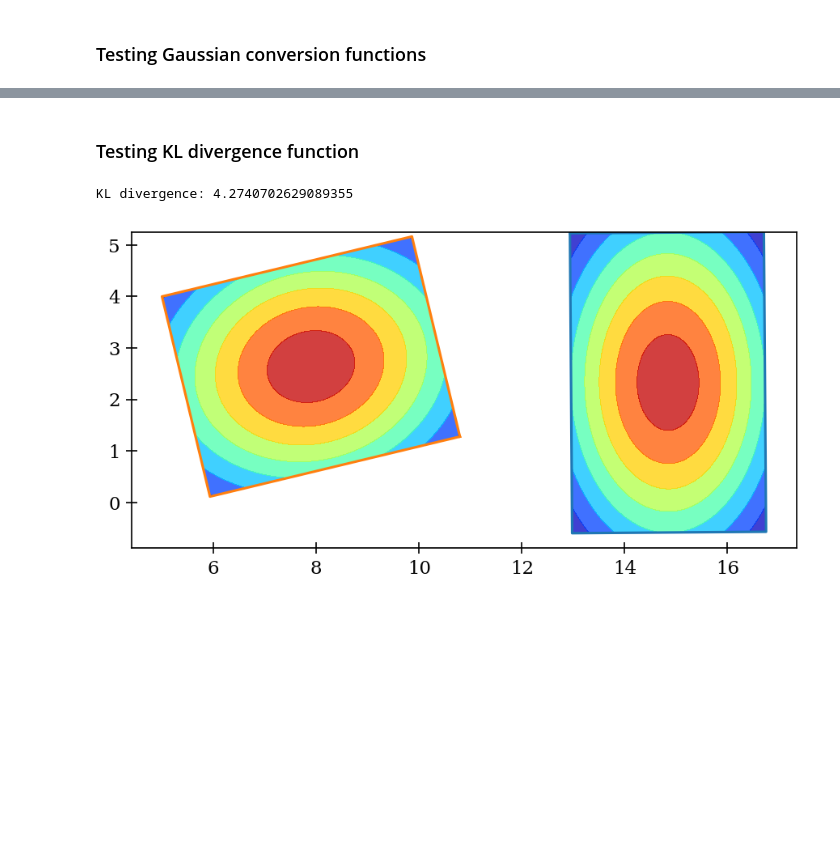
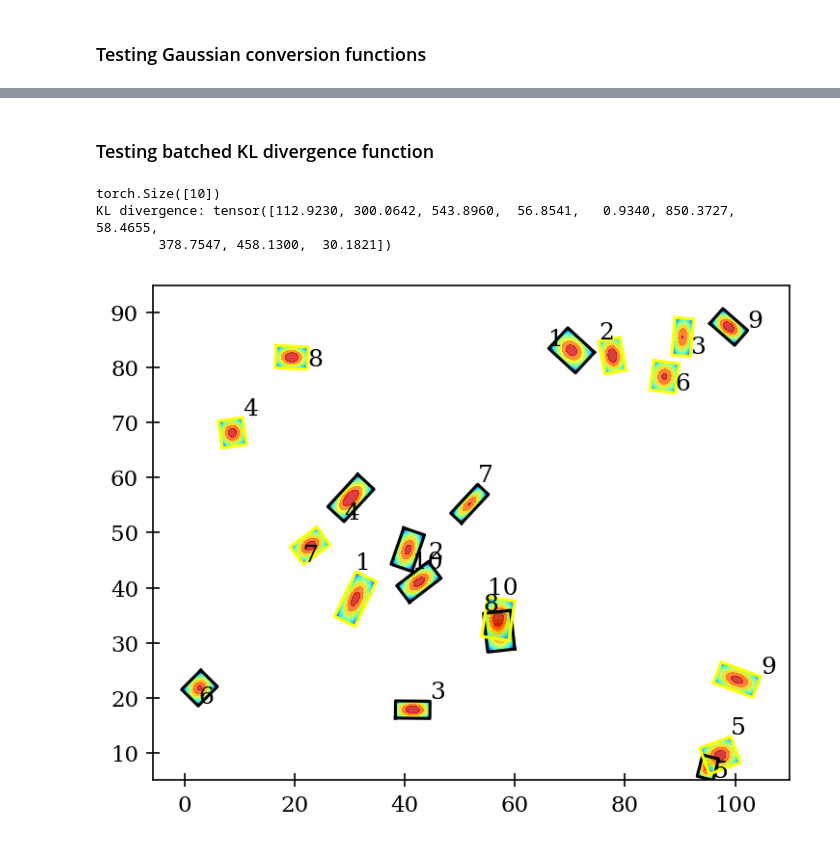
Before and after one commit to Lin-Sinorodin/OrientedBoundingBox, a Jupyter notebook: notebooks/bbox.ipynb, the cells around one changed output, grey strips where cells are left out. Cells and saved outputs as stored; diff of their text form; code cells hidden in the pictures; blank space fills up the shorter version.

Commit message:
Make KL divergence function batched

```diff
--- a/notebooks/bbox.ipynb
+++ b/notebooks/bbox.ipynb
@@ -215,38 +217,55 @@ plt.show()
 # %% [markdown]
-### Testing KL divergence function
+### Testing batched KL divergence function
 # %%
-N = 2
+N = 10
 B = 9
 
-clusters = gen_random_clusters(num_clusters=N, points_per_cluster=B, im_dim=(10, 10), cluster_dim=(10, 10))
-rects = min_area_rect(clusters)
+clusters1 = gen_random_clusters(num_clusters=N, points_per_cluster=B, im_dim=(100, 100), cluster_dim=(10, 10))
+clusters2 = gen_random_clusters(num_clusters=N, points_per_cluster=B, im_dim=(100, 100), cluster_dim=(10, 10))
+rects1 = min_area_rect(clusters1)
+rects2 = min_area_rect(clusters2)
 
-mu, S = rep_points_to_gaussian(rects)
-mu1, mu2 = mu
-S1, S2 = S
+mu1, S1 = rep_points_to_gaussian(rects1)
+mu2, S2 = rep_points_to_gaussian(rects2)
 
 kl_div = kl_divergence_gaussian(mu1, S1, mu2, S2)
 print(f'KL divergence: {kl_div}')
 
 fig = plt.figure(figsize=(6, 4), dpi=150)
 ax = fig.add_subplot(1, 1, 1)
 
-for i, (rect, cluster) in enumerate(zip(rects, clusters)):
-    x0, y0, w, h, c, s = xyxy_to_xywha(rect)
-    x, y = np.arange(-0.5*w, 0.5*w, 0.01), np.arange(-0.5*h, 0.5*h, 0.01)
-    xx, yy = np.meshgrid(x, y)
-    xx, yy = c * xx - s * yy, s * xx + c * yy
-    xx += x0
-    yy += y0
-    pos = np.dstack((xx, yy))
-    rv = multivariate_normal(mean=mu[i], cov=S[i])
+for i, (rect1, rect2) in enumerate(zip(rects1, rects2)):
+    x01, y01, w1, h1, c1, s1 = xyxy_to_xywha(rect1)
+    x1, y1 = np.arange(-0.5*w1, 0.5*w1, 0.01), np.arange(-0.5*h1, 0.5*h1, 0.01)
+    xx1, yy1 = np.meshgrid(x1, y1)
+    xx1, yy1 = c1 * xx1 - s1 * yy1, s1 * xx1 + c1 * yy1
+    xx1 += x01
+    yy1 += y01
+    pos1 = np.dstack((xx1, yy1))
+    rv1 = multivariate_normal(mean=mu1[i], cov=S1[i])
 
-    ax.contourf(xx, yy, rv.pdf(pos), alpha=0.75, cmap='jet')
-    ax.plot(torch.cat((rect[:, 0], rect[0, 0].reshape(1))), torch.cat((rect[:, 1], rect[0, 1].reshape(1))))
+    ax.contourf(xx1, yy1, rv1.pdf(pos1), alpha=0.75, cmap='jet')
+    ax.plot(torch.cat((rect1[:, 0], rect1[0, 0].reshape(1))), torch.cat((rect1[:, 1], rect1[0, 1].reshape(1))), color='black')
+    ax.text(rect1[2, 0], rect1[2, 1] + 0.5, i + 1, fontsize=12)
+
+    x02, y02, w2, h2, c2, s2 = xyxy_to_xywha(rect2)
+    x2, y2 = np.arange(-0.5*w2, 0.5*w2, 0.01), np.arange(-0.5*h2, 0.5*h2, 0.01)
+    xx2, yy2 = np.meshgrid(x2, y2)
+    xx2, yy2 = c2 * xx2 - s2 * yy2, s2 * xx2 + c2 * yy2
+    xx2 += x02
+    yy2 += y02
+    pos2 = np.dstack((xx2, yy2))
+    rv2 = multivariate_normal(mean=mu2[i], cov=S2[i])
+
+    ax.contourf(xx2, yy2, rv2.pdf(pos2), alpha=0.75, cmap='jet')
+    ax.plot(torch.cat((rect2[:, 0], rect2[0, 0].reshape(1))), torch.cat((rect2[:, 1], rect2[0, 1].reshape(1))), color='yellow')
+    ax.text(rect2[2, 0], rect2[2, 1] + 0.5, i + 1, fontsize=12)
 
 ax.set_aspect('equal', 'box')
 plt.tight_layout()
 plt.show()
 # %% [output]
-KL divergence: 4.2740702629089355
+torch.Size([10])
+KL divergence: tensor([112.9230, 300.0642, 543.8960,  56.8541,   0.9340, 850.3727,  58.4655,
+        378.7547, 458.1300,  30.1821])
-[figure, old version]
+[figure, new version]
```
Also changed, not shown: parts of 2 cells of this notebook.
